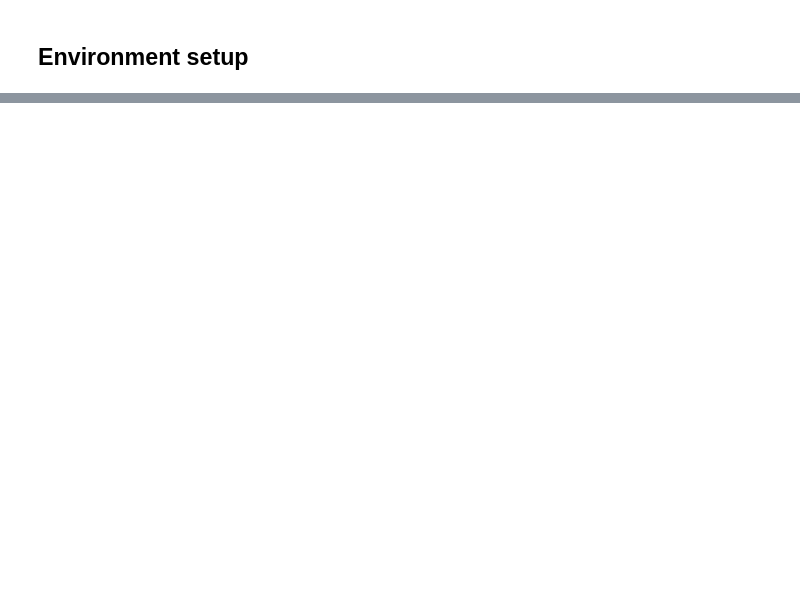
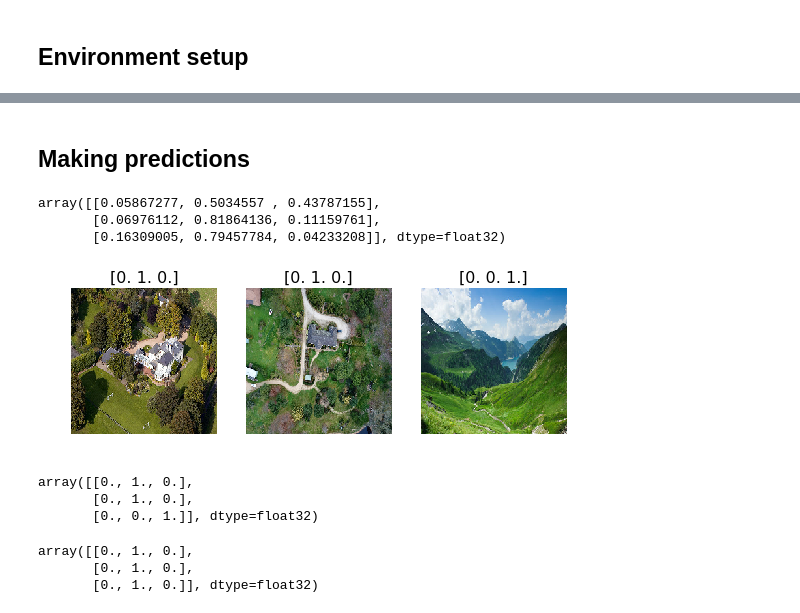
Before and after one commit to AthanasiosTsiaras/Statistical_Learning, a Jupyter notebook: Wildfires_Drones/Pre_Ex_FT.ipynb, the cells around one changed output, grey strips where cells are left out. Saved outputs shown, nothing was run; the diff lists cells and outputs as text; code cells hidden in the pictures; blank space fills up the shorter version.

```diff
--- a/Wildfires_Drones/Pre_Ex_FT.ipynb
+++ b/Wildfires_Drones/Pre_Ex_FT.ipynb
@@ -25,9 +25,9 @@ train_batches = ImageDataGenerator().flow_from_directory(train_path, target_size
                                                          classes=['Burned', 'Intact', 'NotaHouse'], batch_size=10)
 
 test_batches = ImageDataGenerator().flow_from_directory(test_path, target_size=(224,224),
-                                                         classes=['Burned', 'Intact', 'NotaHouse'], batch_size=4)
+                                                         classes=['Burned', 'Intact', 'NotaHouse'], batch_size=3)
 
-valid_batches = ImageDataGenerator().flow_from_directory(valid_path, target_size=(224,224),
+validation_batches = ImageDataGenerator().flow_from_directory(validation_path, target_size=(224,224),
                                                          classes=['Burned', 'Intact', 'NotaHouse'], batch_size=2)
 # %% [output]
 Found 39 images belonging to 3 classes.
@@ -43,0 +156,16 @@ model = Sequential([
+# %% [markdown]
+## Making predictions
+# %%
+def plots(ims, figsize=(12,6), rows=1, interp=False, titles=None):
+    if type(ims[0]) is np.ndarray:
+        ims = np.array(ims).astype(np.uint8)
+        if (ims.shape[-1] != 3):
+            ims = ims.transpose((0,2,3,1))
+    f = plt.figure(figsize=figsize)
+    cols = len(ims)//rows if len(ims) % 2 == 0 else len(ims)//rows + 1
+    for i in range(len(ims)):
+        sp = f.add_subplot(rows, cols, i+1)
+        sp.axis('Off')
+        if titles is not None:
+            sp.set_title(titles[i], fontsize=16)
+        plt.imshow(ims[i], interpolation=None if interp else 'none')
@@ -43,0 +174,23 @@ model = Sequential([
+# %%
+predictions
+# %% [output]
+array([[0.05867277, 0.5034557 , 0.43787155],
+       [0.06976112, 0.81864136, 0.11159761],
+       [0.16309005, 0.79457784, 0.04233208]], dtype=float32)
+# %%
+test_imgs, test_labels = next(test_batches)
+plots(test_imgs, titles=test_labels)
+# %% [output]
+[figure, added]
+# %%
+test_labels
+# %% [output]
+array([[0., 1., 0.],
+       [0., 1., 0.],
+       [0., 0., 1.]], dtype=float32)
+# %%
+np.round(predictions)
+# %% [output]
+array([[0., 1., 0.],
+       [0., 1., 0.],
+       [0., 1., 0.]], dtype=float32)
```
Also changed, not shown: parts of 20 cells of this notebook, 2 other files.
